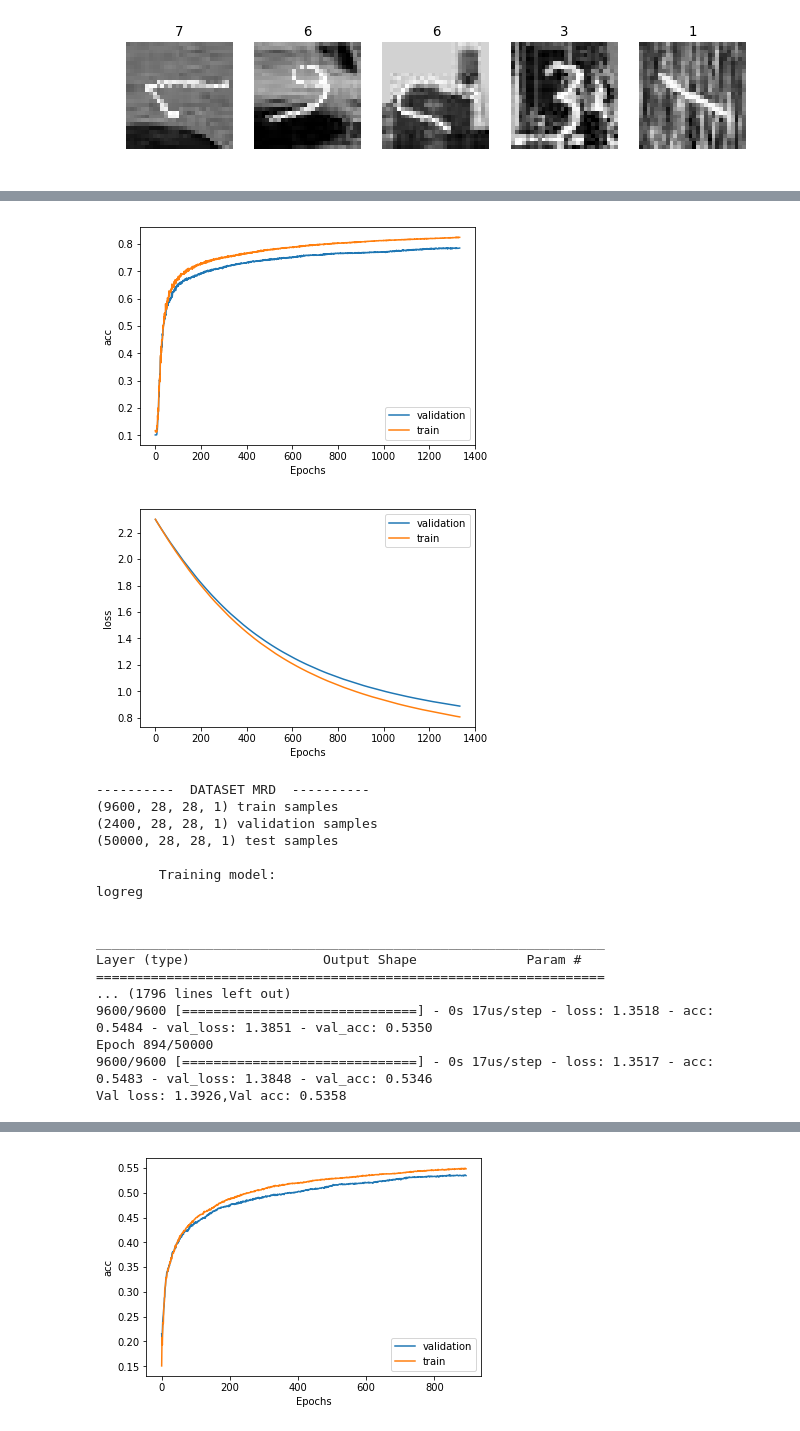
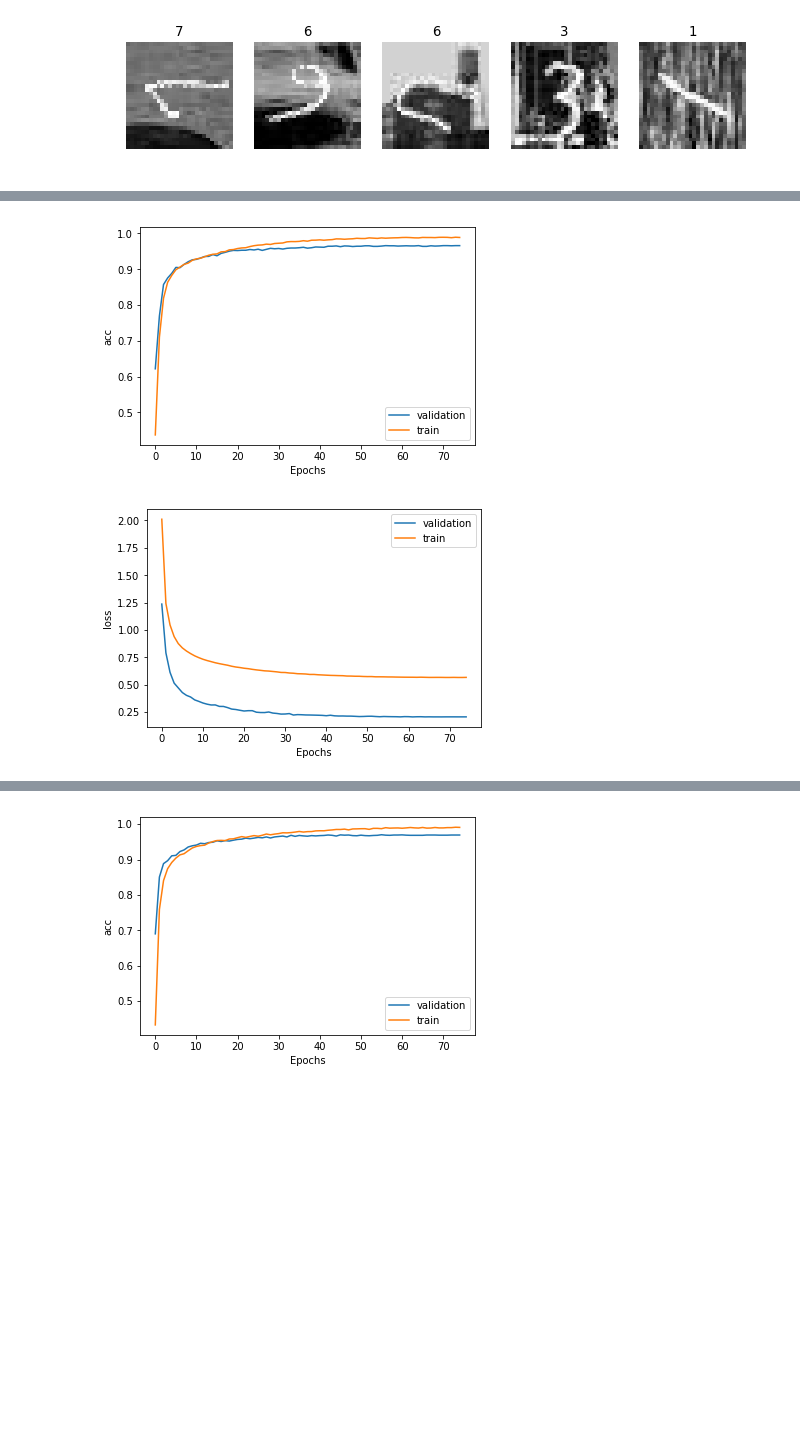
Before and after one commit to DanielMontecino/NeuroEvolution, a Jupyter notebook: pruebas.ipynb, the cells around one changed output, grey strips where cells are left out. Cells and saved outputs as stored; diff of their text form; code cells hidden in the pictures; blank space fills up the shorter version.

Commit message:
Change the codification format adding a class with its structure and classes to codificate a nn problem or a cnn problem. Also begin a codificatino a nasnet problem. modify the graphics of history

```diff
--- a/pruebas.ipynb
+++ b/pruebas.ipynb
@@ -503,19 +503,21 @@ plt.show()
 # %%
 from utils.datamanager import DataManager
-from utils.codificication_mlp import Layer, Cromosome, Fitness
+from utils.codification_cnn import NNLayer, ChromosomeCNN, CNNLayer, FitnessCNN
 
 from time import time
 
 # Fitness params
-epochs = 50000
+epochs = 75
 batch_size = 128
 verbose = 1
 redu_plat = False
-early_stop = True
+early_stop = 15
+warm_up_epochs= 5
+base_lr = 0.001
+smooth = 0.1
+cosine_dec=True
 
-# dataset params:
-dataset = 'MB'
-folder = '../../../../../datasets/MNIST_variations'
+data_folder = '../../../../../datasets/MNIST_variations'
 classes = []
 
-fitness = Fitness.get_instance()
+fitness = FitnessCNN()
@@ -524,23 +524,33 @@ Using TensorFlow backend.
 # %%
-logreg = Cromosome([])
-simplest = Cromosome([Layer(830, 'prelu', 0.654)])
-baseline = Cromosome([Layer(512, 'relu', 0.2), Layer(512, 'relu', 0.2)])
-best = Cromosome([Layer(830, 'prelu', 0.654), Layer(782, 'tanh', 0.166), Layer(28, 'elu', 0.062)])
+logreg = ChromosomeCNN([],[], fitness)
+simplest = ChromosomeCNN([], [NNLayer(830, 'prelu', 0.654)], fitness)
+baseline = ChromosomeCNN([], [NNLayer(512, 'relu', 0.2), NNLayer(512, 'relu', 0.2)], fitness)
+best = ChromosomeCNN([], [NNLayer(830, 'prelu', 0.654),
+                          NNLayer(782, 'tanh', 0.166), NNLayer(28, 'elu', 0.062)], fitness)
 
-models = {'logreg':logreg, 'simplest':simplest, 'baseline':baseline, 'best':best}
+l1 = CNNLayer(99, (7,3), 'leakyreLu', 0.307, 0)
+l2 = CNNLayer(192, (5,6), 'relu', 0.271, 0)
+l3 = CNNLayer(96, (1,7), 'leakyreLu', 0.041, 1)
+l4 = CNNLayer(177, (1,3), 'elu', 0.161, 1)
+l5 = CNNLayer(177, (7,4), 'relu', 0.656, 0)
+l6 = NNLayer(286, 'elu', 0.432)
+l7 = NNLayer(411, 'sigmoid', 0.527)
+l8 = NNLayer(621, 'elu', 0.491)
+best_mrdbi = ChromosomeCNN([l1,l2,l3,l4,l5], [l6, l7, l8], fitness)
+
+models = {'logreg':logreg, 'simplest':simplest, 'baseline':baseline, 'best':best, 'best_mrdbi':best_mrdbi}
 datasets = ['MB', 'MBI', 'MRB', 'MRD', 'MRDBI']
 results = {}
 
 for dataset in datasets:
     print("-"*10 + "  DATASET %s  " % dataset + "-"*10)
     # Load data
-    dm = DataManager(dataset, clases=classes, folder_var_mnist=folder)
+    dm = DataManager(dataset, clases=classes, folder_var_mnist=data_folder)
     data = dm.load_data()
-    fitness = Fitness.get_instance()
-    fitness.set_params(data, verbose=verbose, reduce_plateau=redu_plat,
-                       epochs=epochs, early_stop=early_stop)
+    fitness.set_params(data, verbose=verbose, reduce_plateau=redu_plat, epochs=epochs, cosine_decay=cosine_dec,
+                   early_stop=early_stop, warm_epochs=warm_up_epochs, base_lr=base_lr, smooth_label=smooth)
     for tag, model in models.items():
-        if dataset != 'MRDBI' and tag!='logreg':
+        if tag=='best_mrdbi' and dataset!='MRDBI':
             continue
         print("\n\tTraining model:")
         print(tag)
@@ -606,19 +633,2 @@ Val loss: 0.9019,Val acc: 0.7854
-[figure, old version]
+[figure, new version]
-[figure, old version]
+[figure, new version]
-----------  DATASET MRD  ----------
-(9600, 28, 28, 1) train samples
-(2400, 28, 28, 1) validation samples
-(50000, 28, 28, 1) test samples
-
-        Training model:
-logreg
-
-
-_________________________________________________________________
-Layer (type)                 Output Shape              Param #
-=================================================================
-... (1796 lines left out)
-9600/9600 [==============================] - 0s 17us/step - loss: 1.3518 - acc: 0.5484 - val_loss: 1.3851 - val_acc: 0.5350
-Epoch 894/50000
-9600/9600 [==============================] - 0s 17us/step - loss: 1.3517 - acc: 0.5483 - val_loss: 1.3848 - val_acc: 0.5346
-Val loss: 1.3926,Val acc: 0.5358
@@ -625 +652 @@ Val loss: 1.3926,Val acc: 0.5358
-[figure, old version]
+[figure, new version]
```
Also changed, not shown: parts of 19 cells of this notebook, 9 other files.
